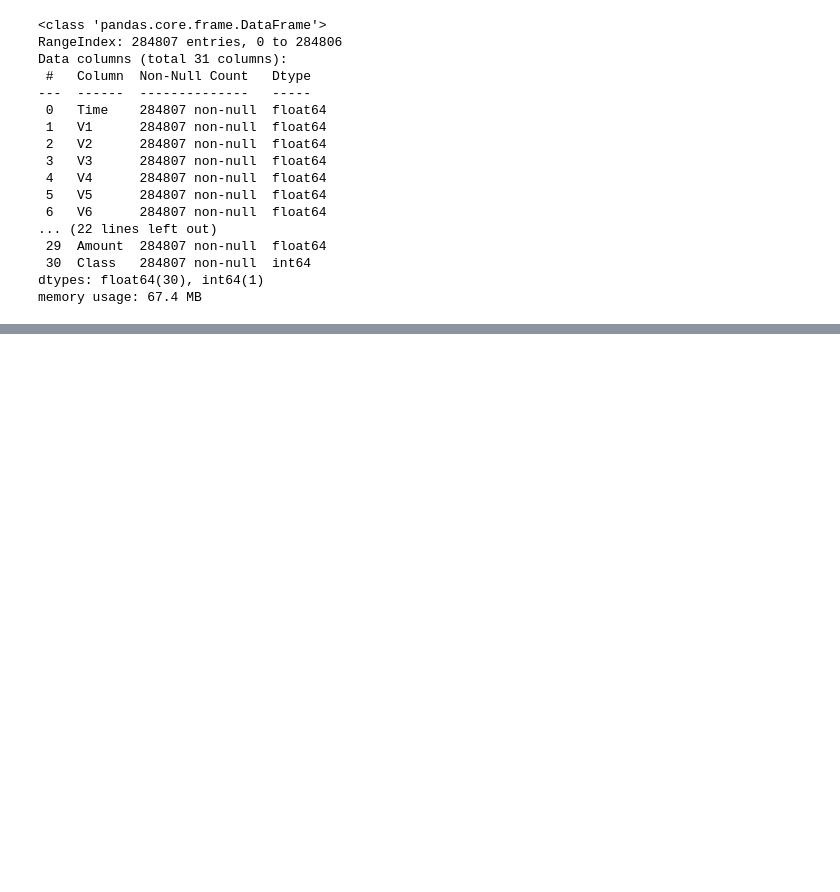
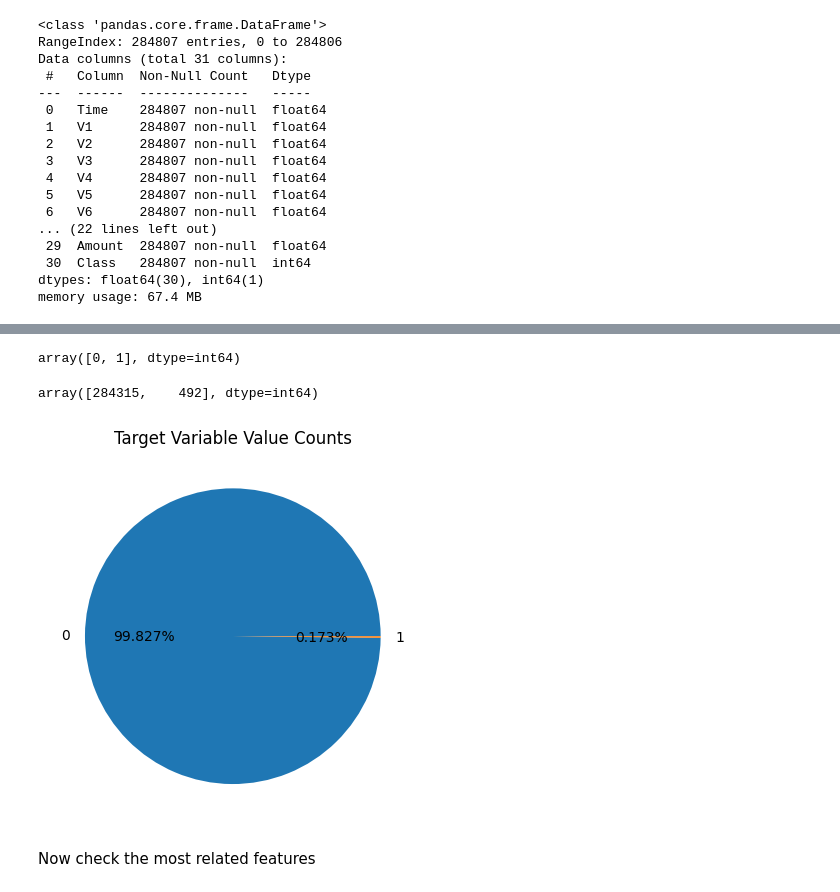
Before and after one commit to dipak1920basnet/Credit_Card, a Jupyter notebook: credit.ipynb, the cells around one changed output, grey strips where cells are left out. Drawn from its saved outputs; the diff is of its cells as text; code cells hidden in the pictures; blank space fills up the shorter version.

```diff
--- a/credit.ipynb
+++ b/credit.ipynb
@@ -57,0 +58,21 @@ Error:
+# %%
+labels = raw_data.Class.unique()
+# %%
+labels
+# %% [output]
+array([0, 1], dtype=int64)
+# %%
+sizes = raw_data.Class.value_counts().values
+# %%
+sizes
+# %% [output]
+array([284315,    492], dtype=int64)
+# %%
+fig, ax = plt.subplots()
+ax.pie(sizes, labels=labels, autopct='%1.3f%%')
+ax.set_title("Target Variable Value Counts")
+plt.show()
+# %% [output]
+[figure, added]
+# %% [markdown]
+Now check the most related features
```
Also changed, not shown: parts of 4 cells of this notebook, 1 other file.
